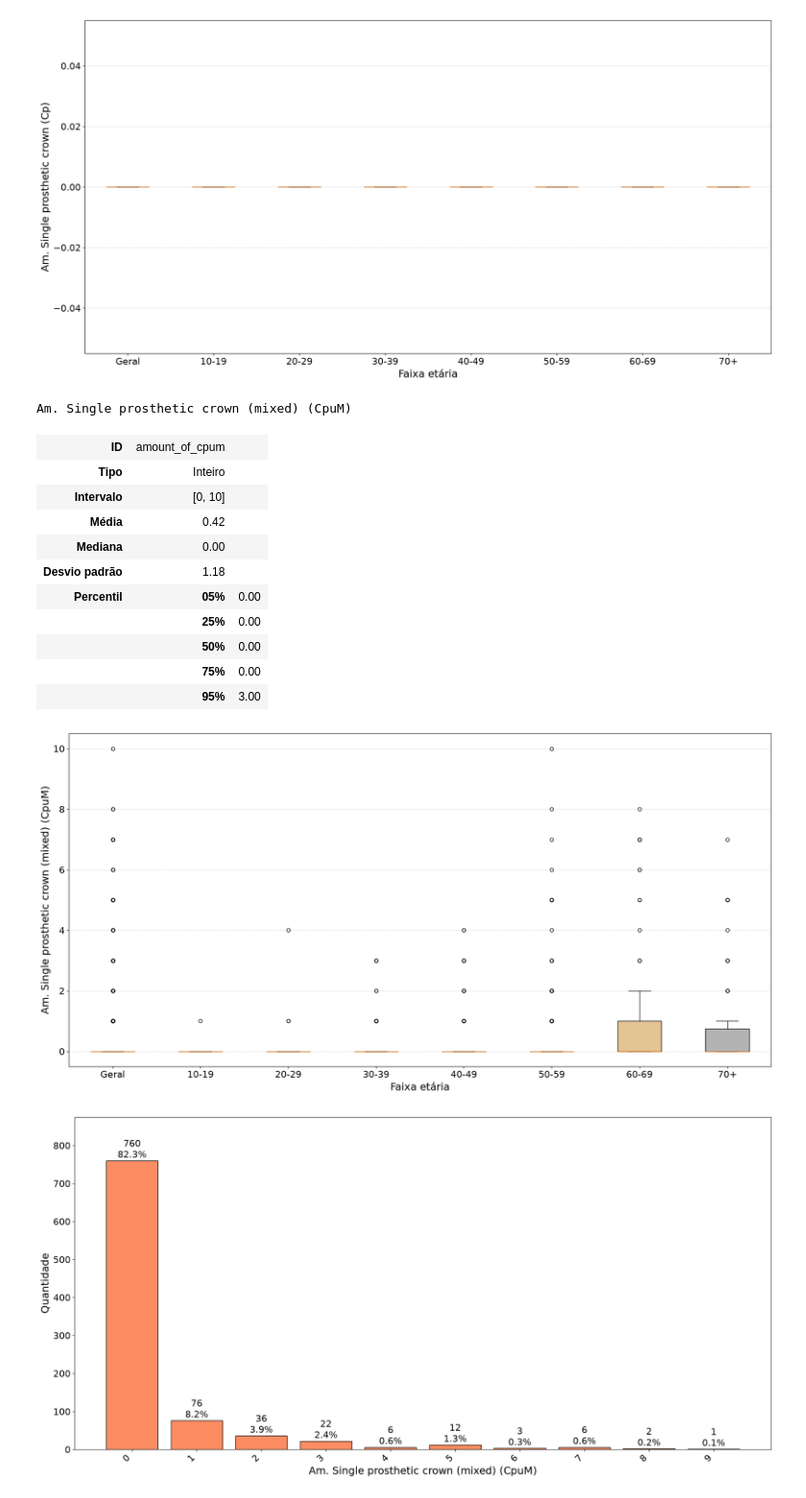
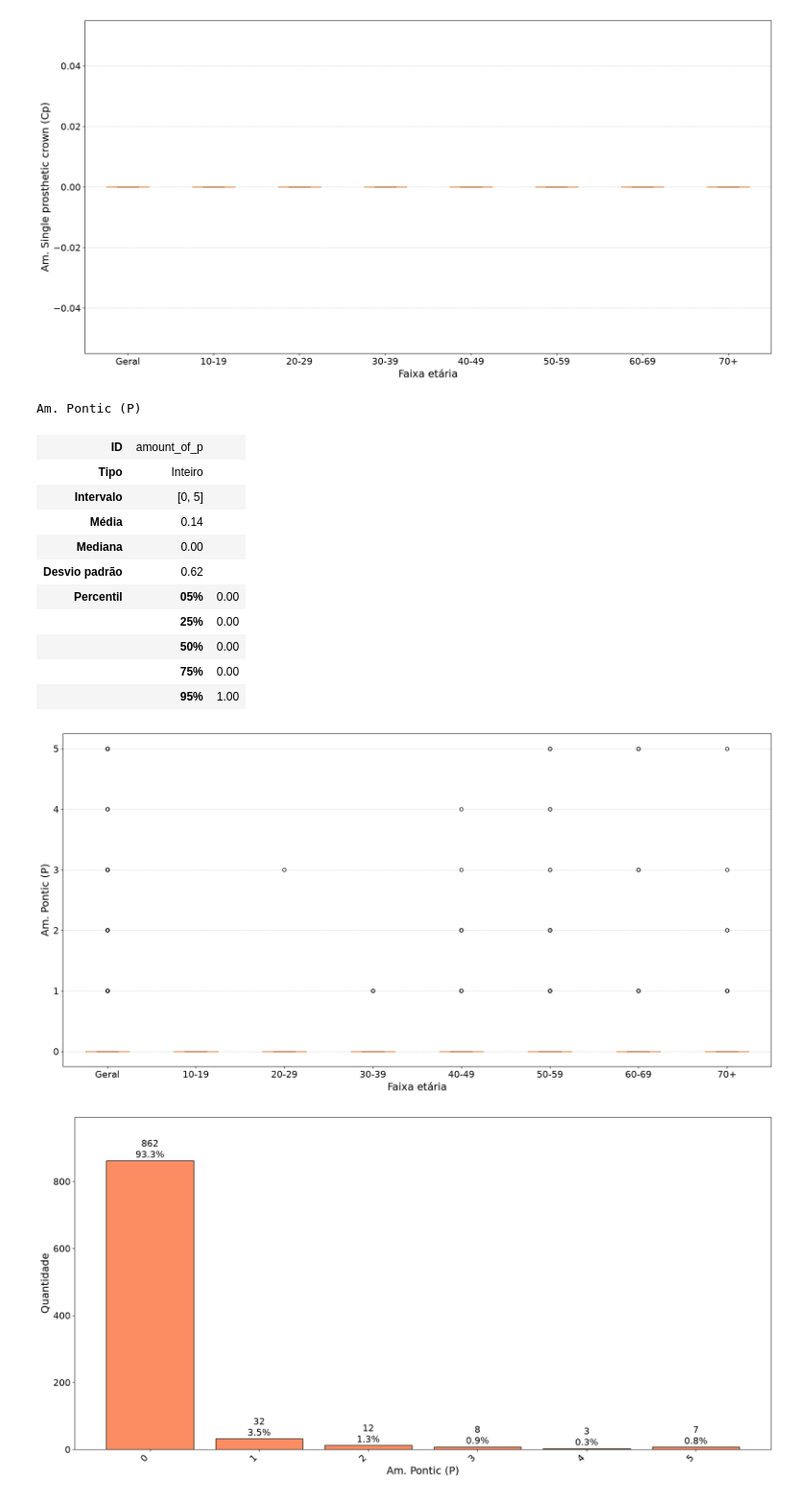
Before and after one commit to gabdumal/data_mining, a Jupyter notebook: assignment_7/analysis.ipynb, the cells around one changed output. Shown at 96% size. Saved outputs shown, nothing was run; the diff lists cells and outputs as text; code cells hidden in the pictures.

```diff
--- a/assignment_7/analysis.ipynb
+++ b/assignment_7/analysis.ipynb
@@ -164,31 +142,30 @@ Am. Single prosthetic crown (Cp)
 |  | 95% | 0.00 |
 [figure]
 # %%
-series = df.amount_of_cpum
+series = df.amount_of_p
 
 display_feature_description(
     series=series,
     type_name="Inteiro",
     feature_type="numerical",
     age_range=df.age_range,
 )
-plot_histogram(
+plot_bar_graph_of_frequency(
     series=series,
-    bin_width=1,
 )
 # %% [output]
-Am. Single prosthetic crown (mixed) (CpuM)
+Am. Pontic (P)
-| ID | amount_of_cpum |  |
+| ID | amount_of_p |  |
 | Tipo | Inteiro |  |
-| Intervalo | [0, 10] |  |
-| Média | 0.42 |  |
+| Intervalo | [0, 5] |  |
+| Média | 0.14 |  |
 | Mediana | 0.00 |  |
-| Desvio padrão | 1.18 |  |
+| Desvio padrão | 0.62 |  |
 | Percentil | 05% | 0.00 |
 |  | 25% | 0.00 |
 |  | 50% | 0.00 |
 |  | 75% | 0.00 |
-|  | 95% | 3.00 |
+|  | 95% | 1.00 |
-[figure, old version]
+[figure, new version]
-[figure, old version]
+[figure, new version]
 # %%
```
Also changed, not shown: parts of 11 cells of this notebook, 4 other files.
